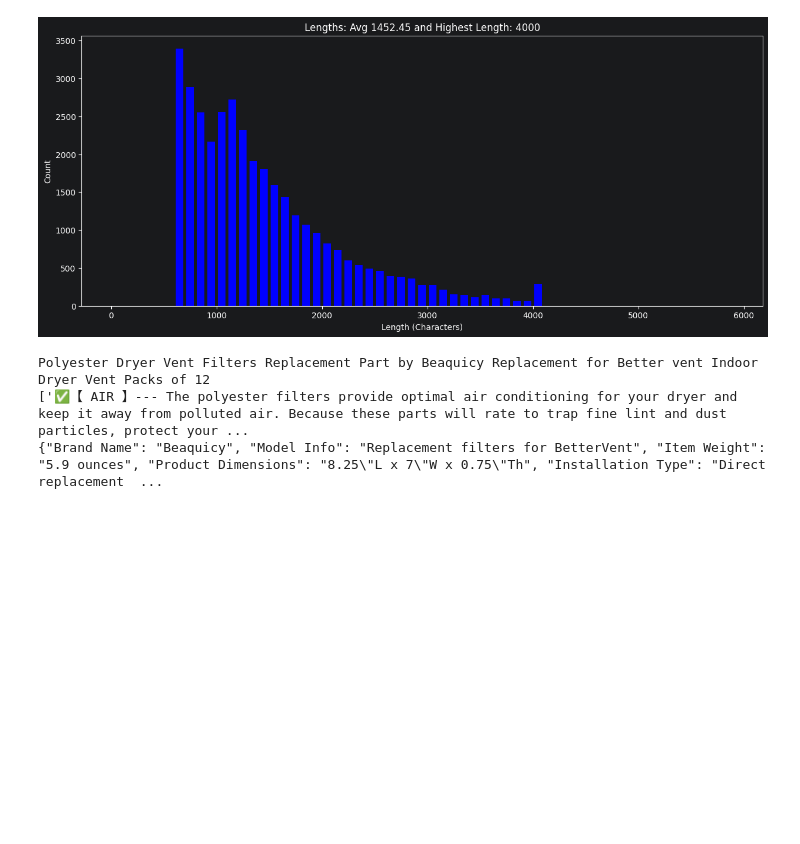
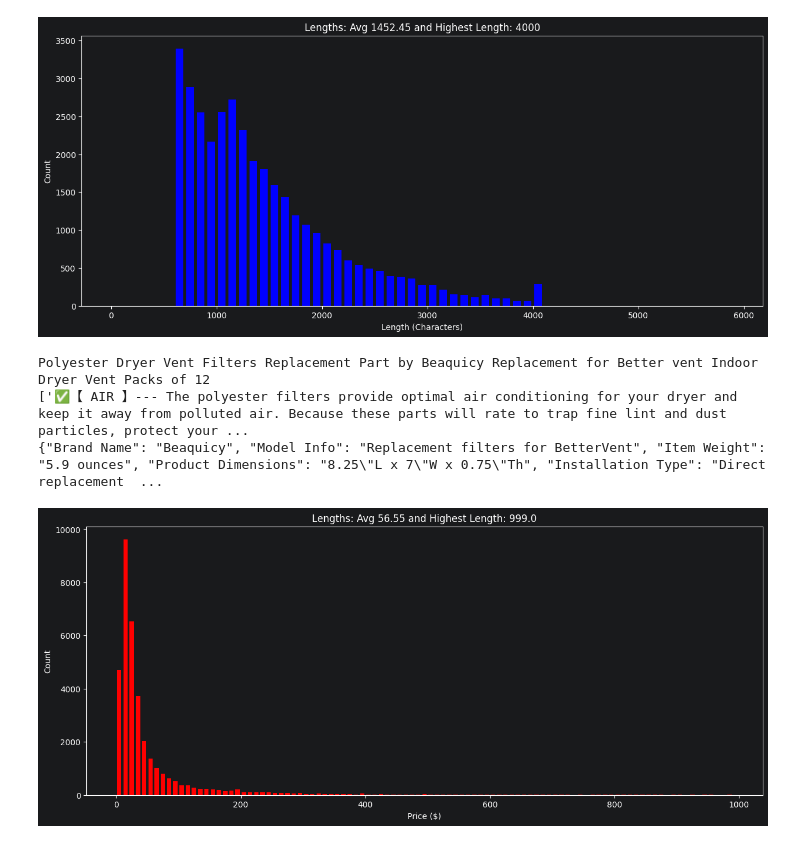
Before and after one commit to Shailya777/Applied-LLM-Engineering, a Jupyter notebook: 06_Fine_Tuning_Frontier_Model/01_Data_Curation.ipynb, the cells around one changed output. Drawn from its saved outputs; the diff is of its cells as text; code cells hidden in the pictures; blank space fills up the shorter version.

Commit message:
Distribution of Prices.

```diff
--- a/06_Fine_Tuning_Frontier_Model/01_Data_Curation.ipynb
+++ b/06_Fine_Tuning_Frontier_Model/01_Data_Curation.ipynb
@@ -142,3 +142,13 @@ print(max_length_item.full)
 Polyester Dryer Vent Filters Replacement Part by Beaquicy Replacement for Better vent Indoor Dryer Vent Packs of 12
 ['✅【 AIR 】--- The polyester filters provide optimal air conditioning for your dryer and keep it away from polluted air. Because these parts will rate to trap fine lint and dust particles, protect your ...
 {"Brand Name": "Beaquicy", "Model Info": "Replacement filters for BetterVent", "Item Weight": "5.9 ounces", "Product Dimensions": "8.25\"L x 7\"W x 0.75\"Th", "Installation Type": "Direct replacement  ...
+# %%
+# Distribution of Prices:
+plt.figure(figsize= (15,6))
+plt.title(f"Lengths: Avg {sum(prices)/len(prices):.2f} and Highest Length: {max(prices)}")
+plt.xlabel('Price ($)')
+plt.ylabel('Count')
+plt.hist(prices, color= 'red', bins= range(0, 1000, 10), rwidth= 0.7)
+plt.show()
+# %% [output]
+[figure, added]
```
Also changed, not shown: parts of 1 cell of this notebook.
